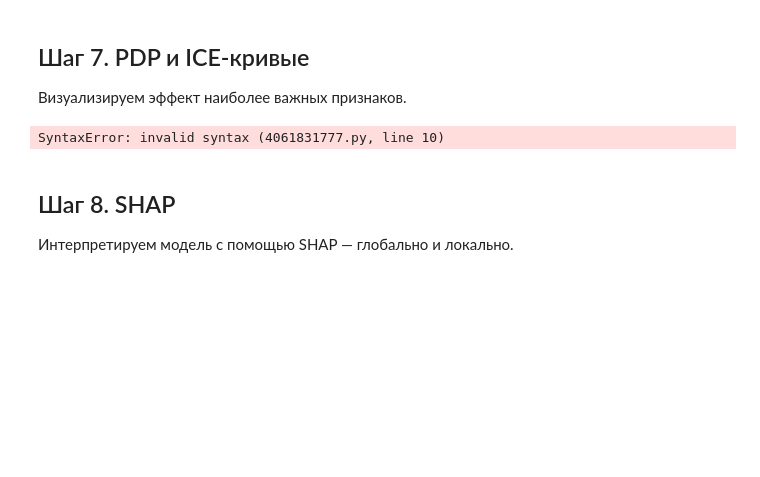
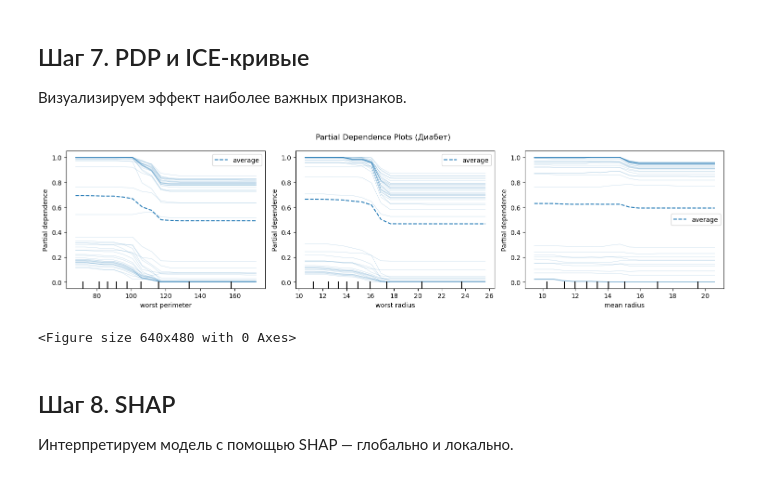
Before and after one commit to isachagit/ML_Homework, a Jupyter notebook: hw10_Interpet/hp_interp_practice_student.ipynb, the cells around one changed output. Drawn from its saved outputs; the diff is of its cells as text; code cells hidden in the pictures; blank space fills up the shorter version.

```diff
--- a/hw10_Interpet/hp_interp_practice_student.ipynb
+++ b/hw10_Interpet/hp_interp_practice_student.ipynb
@@ -305,34 +321,37 @@ X.shape
 # %%
 from sklearn.inspection import PartialDependenceDisplay
 
 # ╔══════════════════════════════════════════════════════════════╗
 # ║  ЗАДАНИЕ 7а: Постройте PDP для топ-3 признаков по PI         ║
 # ║  Используйте PartialDependenceDisplay.from_estimator         ║
 # ║  kind='average' для PDP                                      ║
 # ╚══════════════════════════════════════════════════════════════╝
 
 # Определите индексы топ-3 признаков по PI
-top3_idx = # YOUR CODE HERE
-
+top3_idx = sorted_idx[0:3]
+#print(top3_idx)
 # Постройте PDP
 fig, ax = plt.subplots(1, 3, figsize=(15, 4))
 
 display = PartialDependenceDisplay.from_estimator(
-    model,
+    best_rf,
     X,
-    features,
-    ax=ax,
-    grid_resolution=20 # точность отрисовки
+    features=data.feature_names[top3_idx],
+    kind='both', # 'average' для PDP, 'individual' для ICE, 'both' для обоих
+    subsample=50, # сколько линий ICE рисовать (чтобы не перегрузить график)
+    n_jobs=-1,
+    grid_resolution=20, # точность кривой
+    ax=ax
 )
-
 plt.suptitle('Partial Dependence Plots (Диабет)')
 plt.tight_layout()
 plt.show()
 
 plt.tight_layout()
 plt.show()
 # %% [output]
+[figure, added]
-SyntaxError: invalid syntax (4061831777.py, line 10)
+<Figure size 640x480 with 0 Axes>
 # %%
 # ╔══════════════════════════════════════════════════════════════╗
 # ║  ЗАДАНИЕ 7б: Постройте ICE-кривые для самого важного признака║
```
Also changed, not shown: parts of 4 cells of this notebook.
